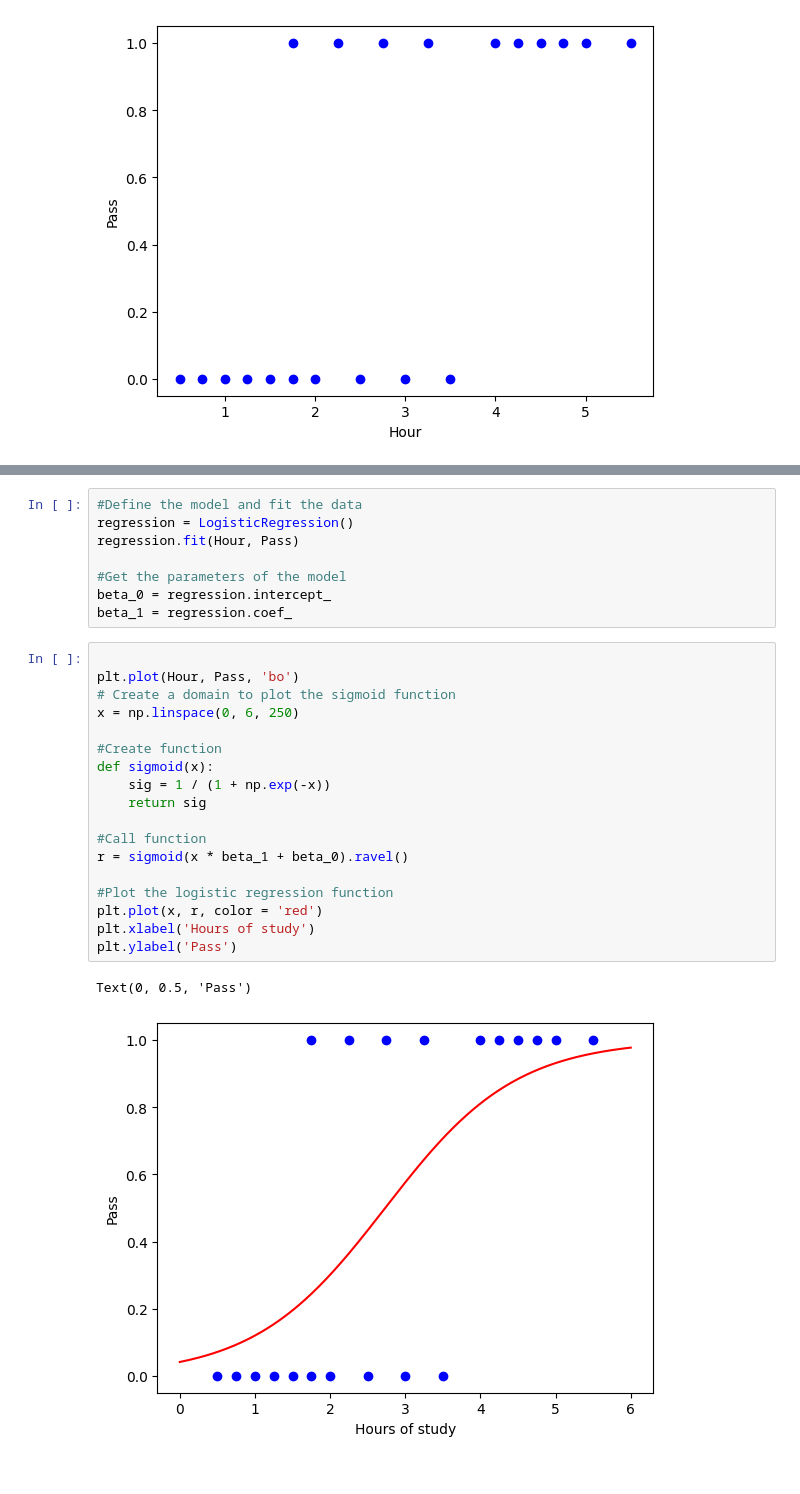
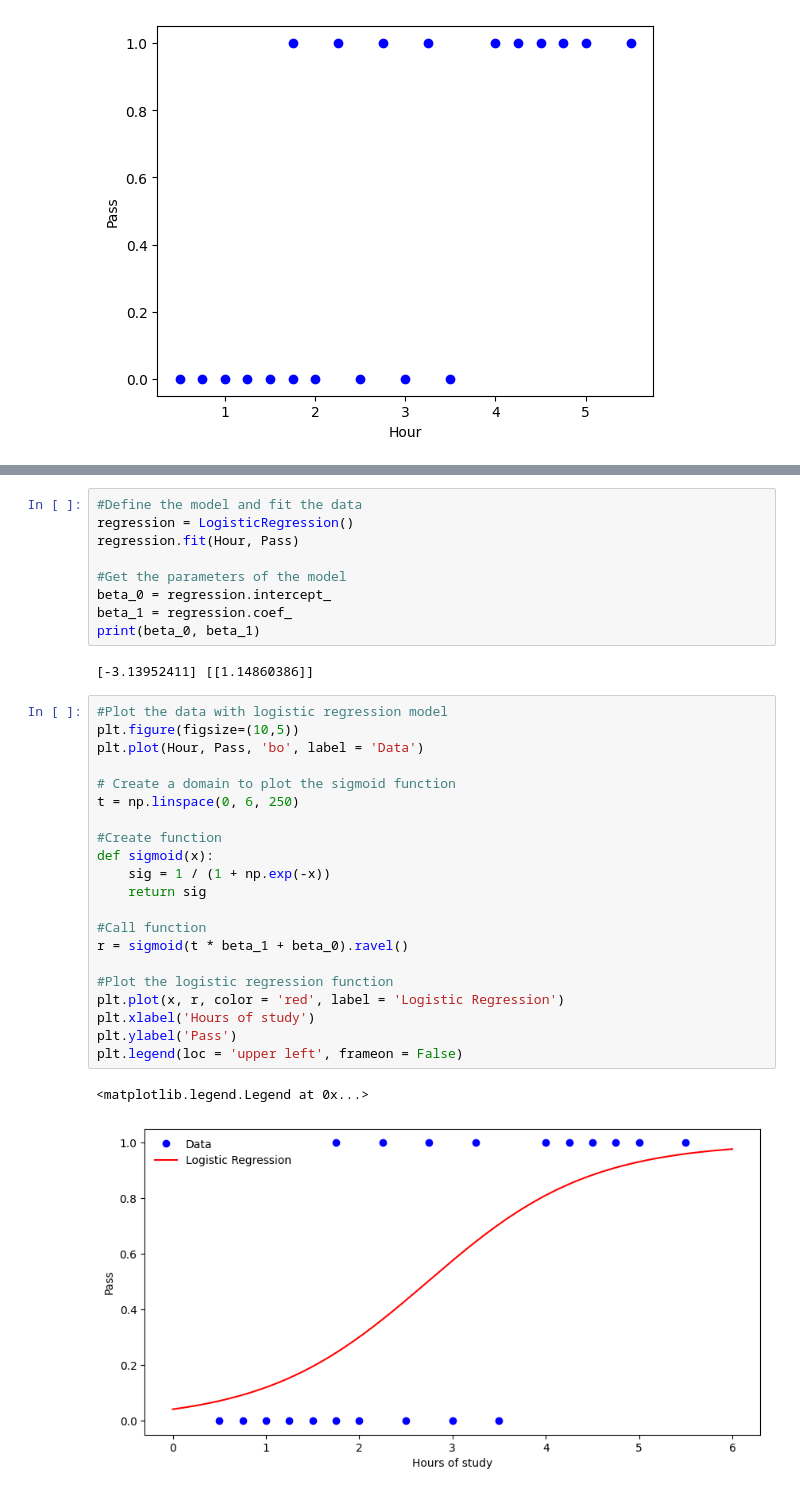
Before and after one commit to willc127/Logistic_Regression, a Jupyter notebook: hours_of_study.ipynb, the cells around one changed output, grey strips where cells are left out. Saved outputs shown, nothing was run; the diff lists cells and outputs as text.

```diff
--- a/hours_of_study.ipynb
+++ b/hours_of_study.ipynb
@@ -75,24 +75,30 @@ regression.fit(Hour, Pass)
 #Get the parameters of the model
 beta_0 = regression.intercept_
 beta_1 = regression.coef_
+print(beta_0, beta_1)
+# %% [output]
+[-3.13952411] [[1.14860386]]
 # %%
+#Plot the data with logistic regression model
+plt.figure(figsize=(10,5))
+plt.plot(Hour, Pass, 'bo', label = 'Data')
 
-plt.plot(Hour, Pass, 'bo')
 # Create a domain to plot the sigmoid function
-x = np.linspace(0, 6, 250)
+t = np.linspace(0, 6, 250)
 
 #Create function
 def sigmoid(x):
     sig = 1 / (1 + np.exp(-x))
     return sig
 
 #Call function
-r = sigmoid(x * beta_1 + beta_0).ravel()
+r = sigmoid(t * beta_1 + beta_0).ravel()
 
 #Plot the logistic regression function
-plt.plot(x, r, color = 'red')
+plt.plot(x, r, color = 'red', label = 'Logistic Regression')
 plt.xlabel('Hours of study')
 plt.ylabel('Pass')
+plt.legend(loc = 'upper left', frameon = False)
 # %% [output]
-Text(0, 0.5, 'Pass')
+<matplotlib.legend.Legend at 0x...>
-[figure, old version]
+[figure, new version]
```
Also changed, not shown: parts of 4 cells of this notebook.
